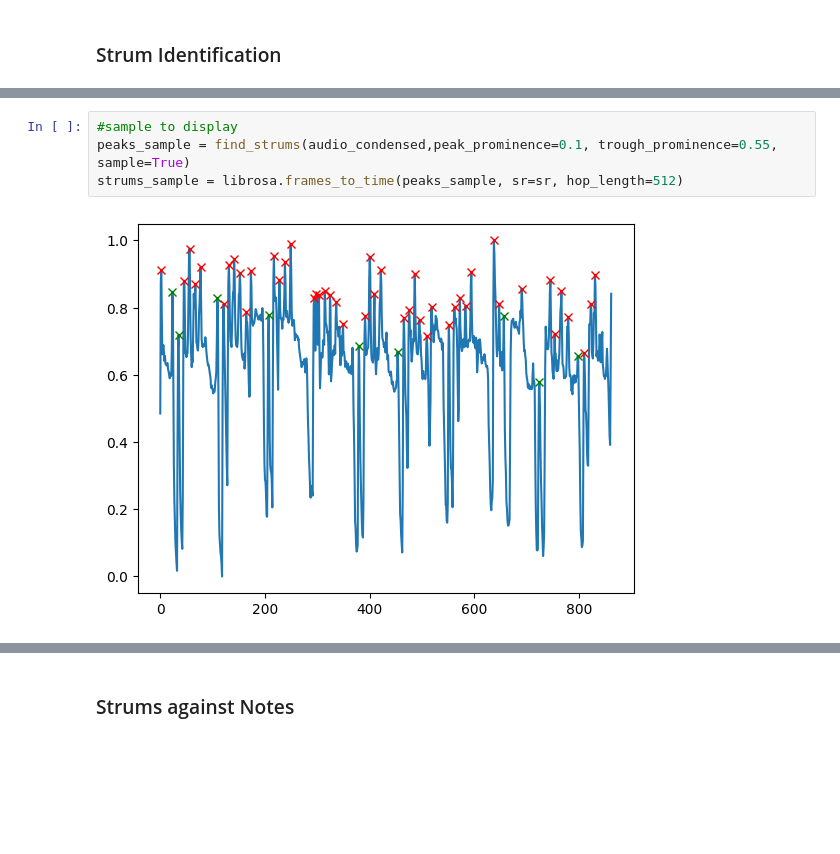
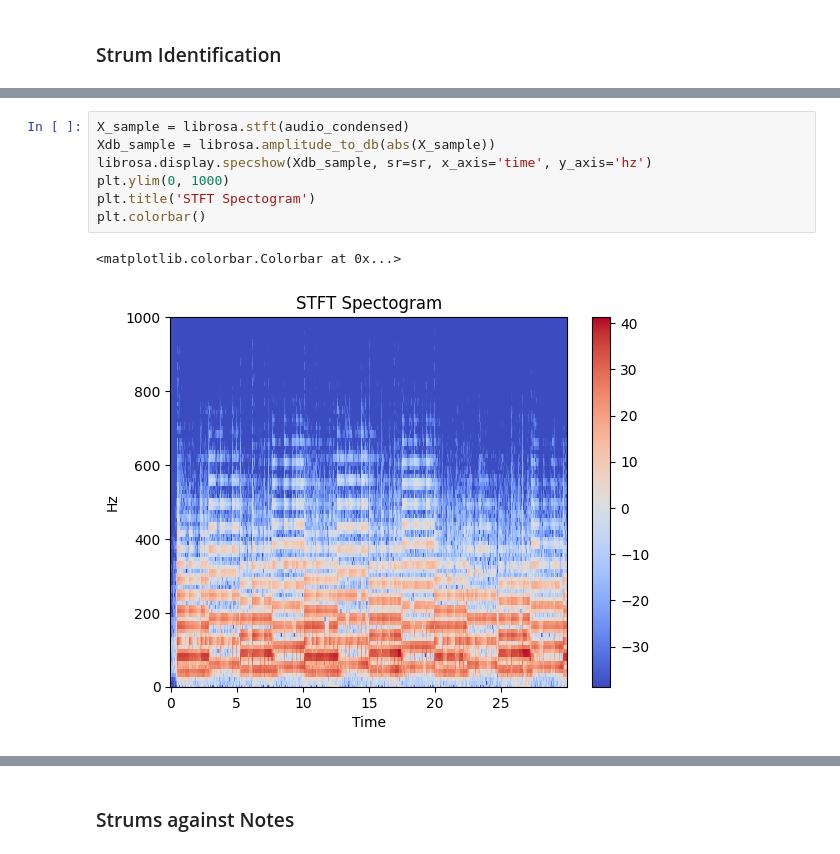
Before and after one commit to RosieBi/Bass_Learning, a Jupyter notebook: Music_Transcription/mp3_to_midi_bass_pipeline_strum_split.ipynb, the cells around one changed output, grey strips where cells are left out. Drawn from its saved outputs; the diff is of its cells as text; blank space fills up the shorter version.

```diff
--- a/Music_Transcription/mp3_to_midi_bass_pipeline_strum_split.ipynb
+++ b/Music_Transcription/mp3_to_midi_bass_pipeline_strum_split.ipynb
@@ -190,7 +169,11 @@ strums = librosa.frames_to_time(peaks_all, sr=sr, hop_length=512)
-# %%
-#sample to display
-peaks_sample = find_strums(audio_condensed,peak_prominence=0.1, trough_prominence=0.55, sample=True)
-strums_sample = librosa.frames_to_time(peaks_sample, sr=sr, hop_length=512)
-# %% [output]
-[figure, removed]
+# %%
+X_sample = librosa.stft(audio_condensed)
+Xdb_sample = librosa.amplitude_to_db(abs(X_sample))
+librosa.display.specshow(Xdb_sample, sr=sr, x_axis='time', y_axis='hz')
+plt.ylim(0, 1000)
+plt.title('STFT Spectogram')
+plt.colorbar()
+# %% [output]
+<matplotlib.colorbar.Colorbar at 0x...>
+[figure, added]
 # %%
```
Also changed, not shown: parts of 12 cells of this notebook, 2 other files.
